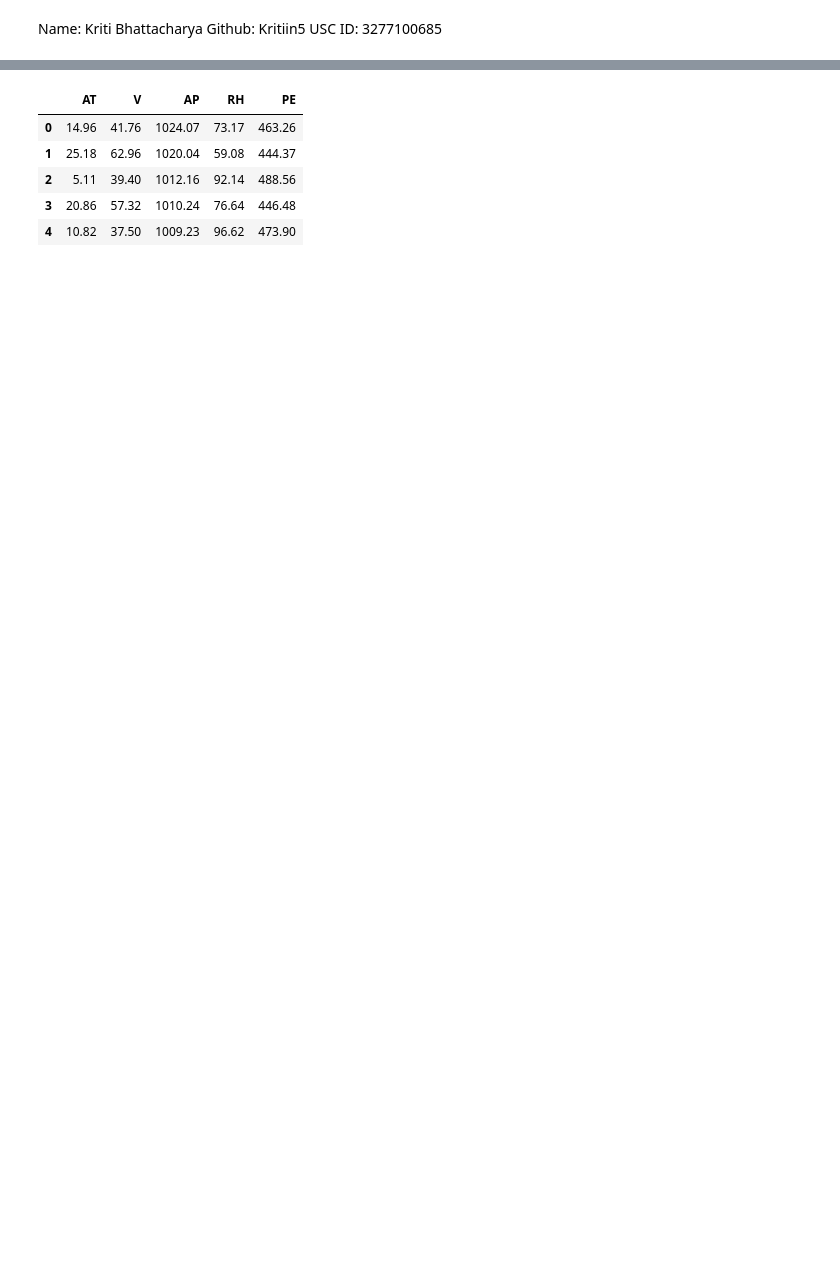
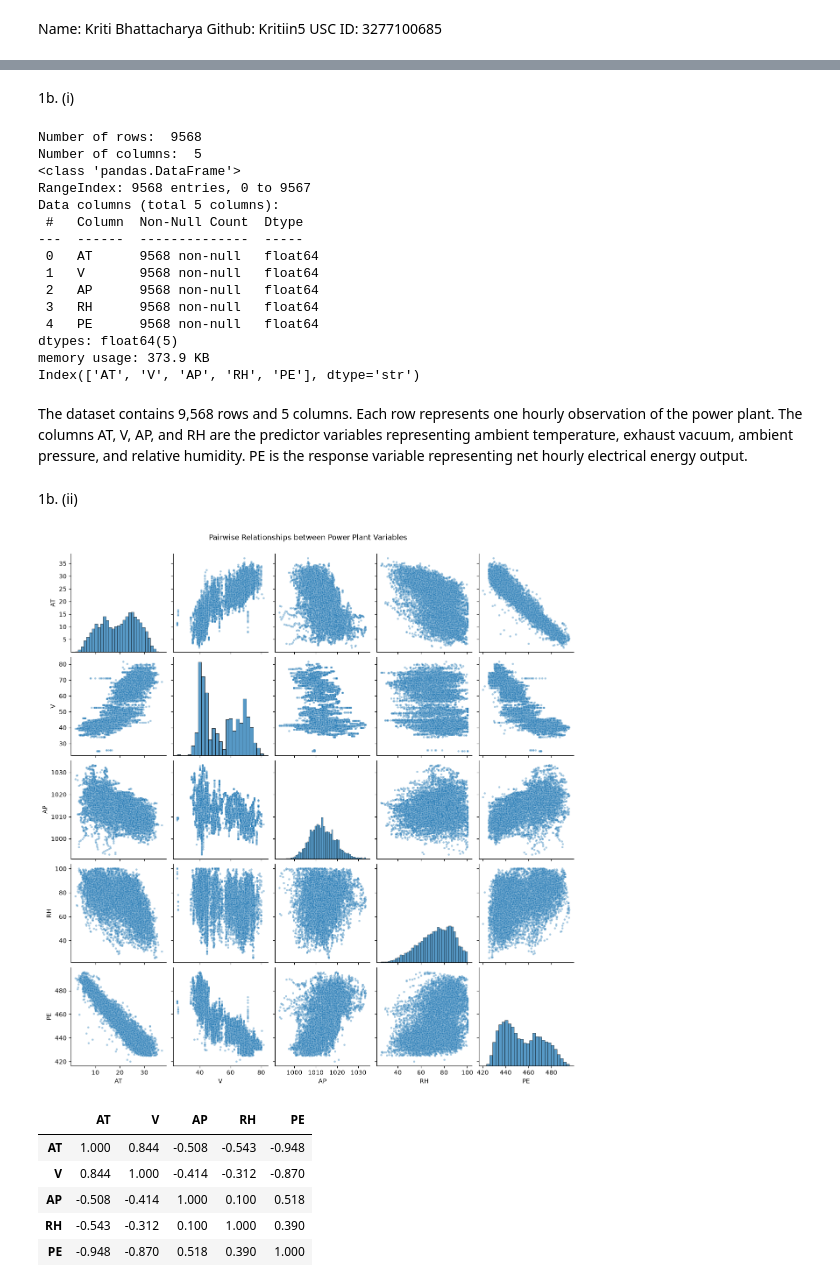
Before and after one commit to Kritiin5/DSCI-552-HW2, a Jupyter notebook: notebook/Bhattacharya_Kriti_HW2.ipynb, the cells around one changed output, grey strips where cells are left out. Cells and saved outputs as stored; diff of their text form; code cells hidden in the pictures; blank space fills up the shorter version.

```diff
--- a/notebook/Bhattacharya_Kriti_HW2.ipynb
+++ b/notebook/Bhattacharya_Kriti_HW2.ipynb
@@ -6,0 +5,2 @@ USC ID: 3277100685
+# %% [markdown]
+1b. (i)
@@ -7,16 +15,46 @@ USC ID: 3277100685
 # %%
-import pandas as pd
-import numpy as np
-import matplotlib.pyplot as plt
-import seaborn as sns
+rows, columns = data.shape
+print('Number of rows: ', rows)
+print('Number of columns: ', columns)
 
-data_path = '../data/CCPP/Folds5x2_pp.xlsx'
-data = pd.read_excel(data_path, sheet_name = 0)
-data.head()
+data.info()
+print(data.columns)
 # %% [output]
-|  | AT | V | AP | RH | PE |
-| 0 | 14.96 | 41.76 | 1024.07 | 73.17 | 463.26 |
-| 1 | 25.18 | 62.96 | 1020.04 | 59.08 | 444.37 |
-| 2 | 5.11 | 39.40 | 1012.16 | 92.14 | 488.56 |
-| 3 | 20.86 | 57.32 | 1010.24 | 76.64 | 446.48 |
-| 4 | 10.82 | 37.50 | 1009.23 | 96.62 | 473.90 |
+Number of rows:  9568
+Number of columns:  5
+<class 'pandas.DataFrame'>
+RangeIndex: 9568 entries, 0 to 9567
+Data columns (total 5 columns):
+ #   Column  Non-Null Count  Dtype
+---  ------  --------------  -----
+ 0   AT      9568 non-null   float64
+ 1   V       9568 non-null   float64
+ 2   AP      9568 non-null   float64
+ 3   RH      9568 non-null   float64
+ 4   PE      9568 non-null   float64
+dtypes: float64(5)
+memory usage: 373.9 KB
+Index(['AT', 'V', 'AP', 'RH', 'PE'], dtype='str')
+# %% [markdown]
+The dataset contains 9,568 rows and 5 columns. Each row represents one
+hourly observation of the power plant. The columns AT, V, AP, and RH are
+the predictor variables representing ambient temperature, exhaust
+vacuum, ambient pressure, and relative humidity. PE is the response
+variable representing net hourly electrical energy output.
+# %% [markdown]
+1b. (ii)
+# %%
+pair_plot = sns.pairplot(data, diag_kind = 'hist', plot_kws = {'alpha': 0.4, 's': 12})
+pair_plot.fig.suptitle('Pairwise Relationships between Power Plant Variables', y=1.02)
+plt.show()
+
+correlation_matrix = data.corr()
+correlation_matrix.round(3)
+# %% [output]
+[figure, added]
+|  | AT | V | AP | RH | PE |
+| AT | 1.000 | 0.844 | -0.508 | -0.543 | -0.948 |
+| V | 0.844 | 1.000 | -0.414 | -0.312 | -0.870 |
+| AP | -0.508 | -0.414 | 1.000 | 0.100 | 0.518 |
+| RH | -0.543 | -0.312 | 0.100 | 1.000 | 0.390 |
+| PE | -0.948 | -0.870 | 0.518 | 0.390 | 1.000 |
```
Also changed, not shown: parts of 13 cells of this notebook.
